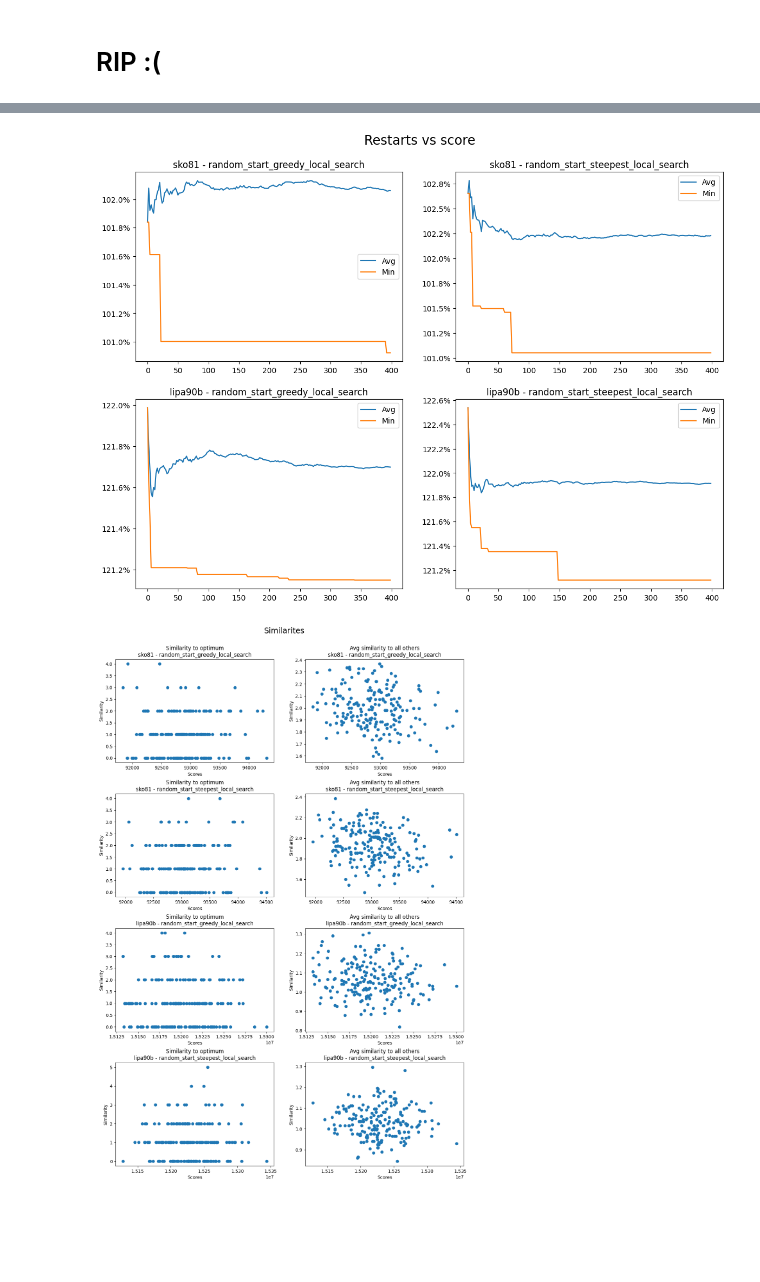
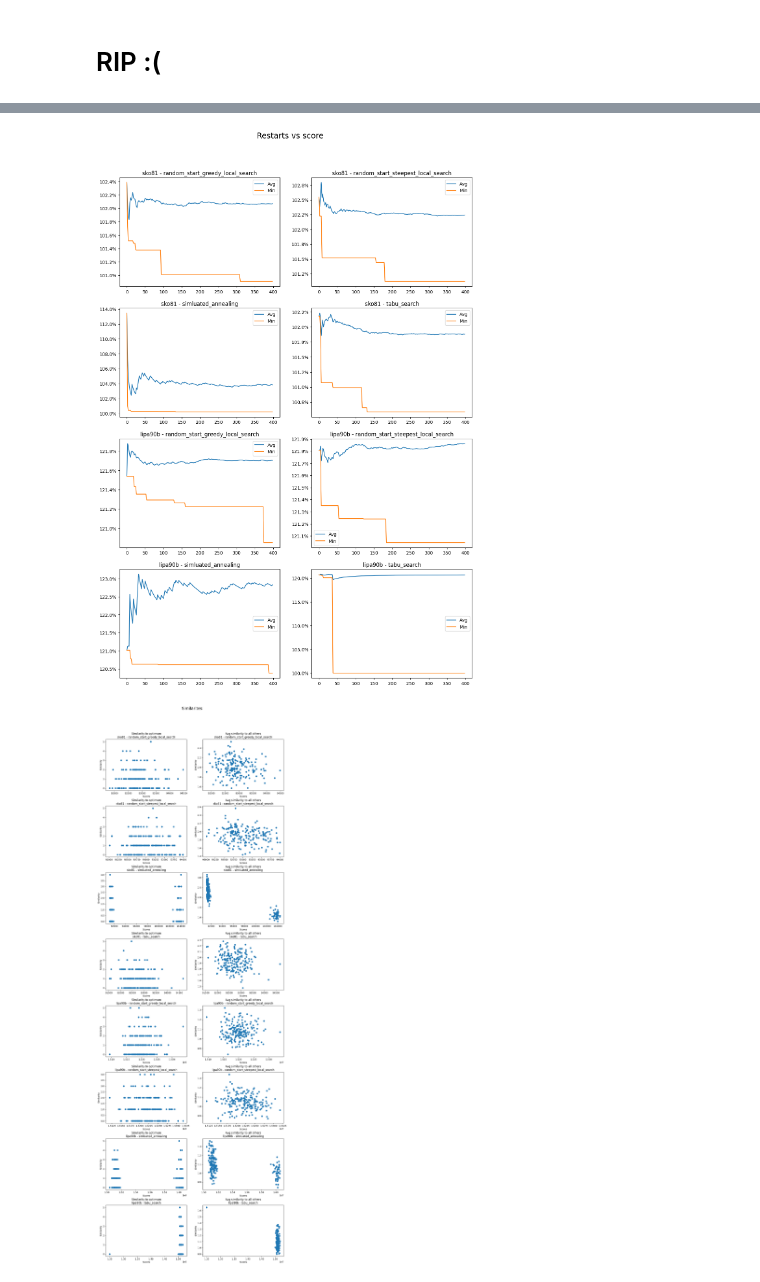
Before and after one commit to 2002jan/put-biam-2025, a Jupyter notebook: visualization/instances_vis.ipynb, the cells around one changed output, grey strips where cells are left out. Drawn from its saved outputs; the diff is of its cells as text; code cells hidden in the pictures; blank space fills up the shorter version.

```diff
--- a/visualization/instances_vis.ipynb
+++ b/visualization/instances_vis.ipynb
@@ -190,7 +210,7 @@ for algo in algos:
 
     data_full = [np.mean(dd) for dd in dirty_data_full]
 
-    std_partial = [np.std(dd) for dd in dirty_data_partial]
+    # std_partial = [np.std(dd) for dd in dirty_data_partial]
     std_full = [np.std(dd) for dd in dirty_data_full]
 
     ax_full.errorbar(instances, data_full, yerr=std_full, capsize=5, marker="o", label=algo)
@@ -217,12 +237,12 @@ st = fig.suptitle("Initial vs Final solution quality", fontsize="xx-large")
 # Create a mapping from instance names to numeric x-axis positions
 instance_to_x = {inst: i for i, inst in enumerate(instances)}
 
-for j, algo in enumerate(filter(lambda x: "local_search" in x, algos)):
+for j, algo in enumerate(filter(lambda x: "local_search"  in x or "tabu"  in x or "annealing"  in x, algos)):
     starting_quality = []
     final_quality = []
     x_jittered = []
 
-    ax = fig.add_subplot(2, 1, j + 1)
+    ax = fig.add_subplot(4, 1, j + 1)
 
     for instance in instances:
         instance_starting_quality = [r.scores[0] / algo_data.optimum * 100 for r in algo_data.runs]
@@ -258,14 +278,14 @@ fig.subplots_adjust(top=0.91)
 # %%
 instances_input = instances[2:5]
 
-fig = plt.figure(figsize=(14, len(instances_input) * 5))
+fig = plt.figure(figsize=(14, len(instances_input) * 10))
 fig.subplots_adjust(hspace=0.3)
 st = fig.suptitle("Initial vs Final solution quality", fontsize="xx-large")
 
 for i, instance in enumerate(instances_input):
 
-    for j, algo in enumerate(filter(lambda x: "local_search" in x, algos)):
-        ax = fig.add_subplot(len(instances_input), 2, i * 2 + j + 1)
+    for j, algo in enumerate(filter(lambda x: "local_search"  in x or "tabu"  in x or "annealing"  in x, algos)):
+        ax = fig.add_subplot(len(instances_input) * 2, 2, i * 4 + j + 1)
 
         x = []
         y = []
@@ -280,7 +300,7 @@ for i, instance in enumerate(instances_input):
         cor = stats.spearmanr(x, y)
 
         # ax.yaxis.set_major_formatter(mticker.FuncFormatter(lambda x, _: f"{x:.1f}%"))
-        ax.set_title(f"{instance} - {algo}\nCorrelation: {cor.correlation:.3fz}")
+        ax.set_title(f"{instance} - {algo}\nCorrelation: {cor.correlation:.3f}")
         ax.set_ylabel("Staring fitness")
         ax.set_xlabel("Final fitness")
 
@@ -298,11 +318,11 @@ fig.subplots_adjust(top=0.90)
 # %%
-fig = plt.figure(figsize=(14, 10))
+fig = plt.figure(figsize=(14, 20))
 st = fig.suptitle("Restarts vs score", fontsize="xx-large")
 
 for i, instance in enumerate(instances[-2:]):
 
-    for j, algo in enumerate(filter(lambda x: "local_search" in x, algos)):
-        ax = fig.add_subplot(2, 2, i * 2 + j + 1)
+    for j, algo in enumerate(filter(lambda x: "local_search"  in x or "tabu"  in x or "annealing"  in x, algos)):
+        ax = fig.add_subplot(4, 2, i * 4 + j + 1)
 
         y_min= []
         y_avg = []
@@ -326,52 +346,52 @@ for i, instance in enumerate(instances[-2:]):
 st.set_y(0.95)
 fig.subplots_adjust(top=0.88)
 # %% [output]
-[figure, old version]
+[figure, new version]
 # %%
 def set_ax_params(c_ax):
     c_ax.set_xlabel("Scores")
     c_ax.set_ylabel("Similarity")
 
-fig = plt.figure(figsize=(14, 20))
+fig = plt.figure(figsize=(14, 40))
 st = fig.suptitle("Similarites", fontsize="xx-large")
 
 ax_index = 1
 
 for i, instance in enumerate(instances[-2:]):
 
-    for j, algo in enumerate(filter(lambda x: "local_search" in x, algos)):
+    for j, algo in enumerate(filter(lambda x: "local_search"  in x or "tabu"  in x or "annealing"  in x, algos)):
 
-        ax = fig.add_subplot(4, 2, ax_index)
+        ax = fig.add_subplot(8, 2, ax_index)
         ax_index += 1
 
         y = []
         x = []
 
         algo_data = instances_data[instance][algo]
 
         for bs in algo_data.similarities_best:
             x.append(bs[0])
             y.append(bs[1])
 
         ax.scatter(x, y)
         ax.set_title(f"Similarity to optimum\n{instance} - {algo}")
         set_ax_params(ax)
 
-        ax = fig.add_subplot(4, 2, ax_index)
+        ax = fig.add_subplot(8, 2, ax_index)
         ax_index += 1
 
         y = []
         x = []
 
         for bs in algo_data.similarities_avg:
             x.append(bs[0])
             y.append(bs[1])
 
         ax.scatter(x, y)
         ax.set_title(f"Avg similarity to all others\n{instance} - {algo}")
         set_ax_params(ax)
 
 st.set_y(0.95)
 fig.subplots_adjust(top=0.90, hspace=0.3)
 # %% [output]
-[figure, old version]
+[figure, new version]
```
Also changed, not shown: parts of 11 cells of this notebook, 1 other file.
